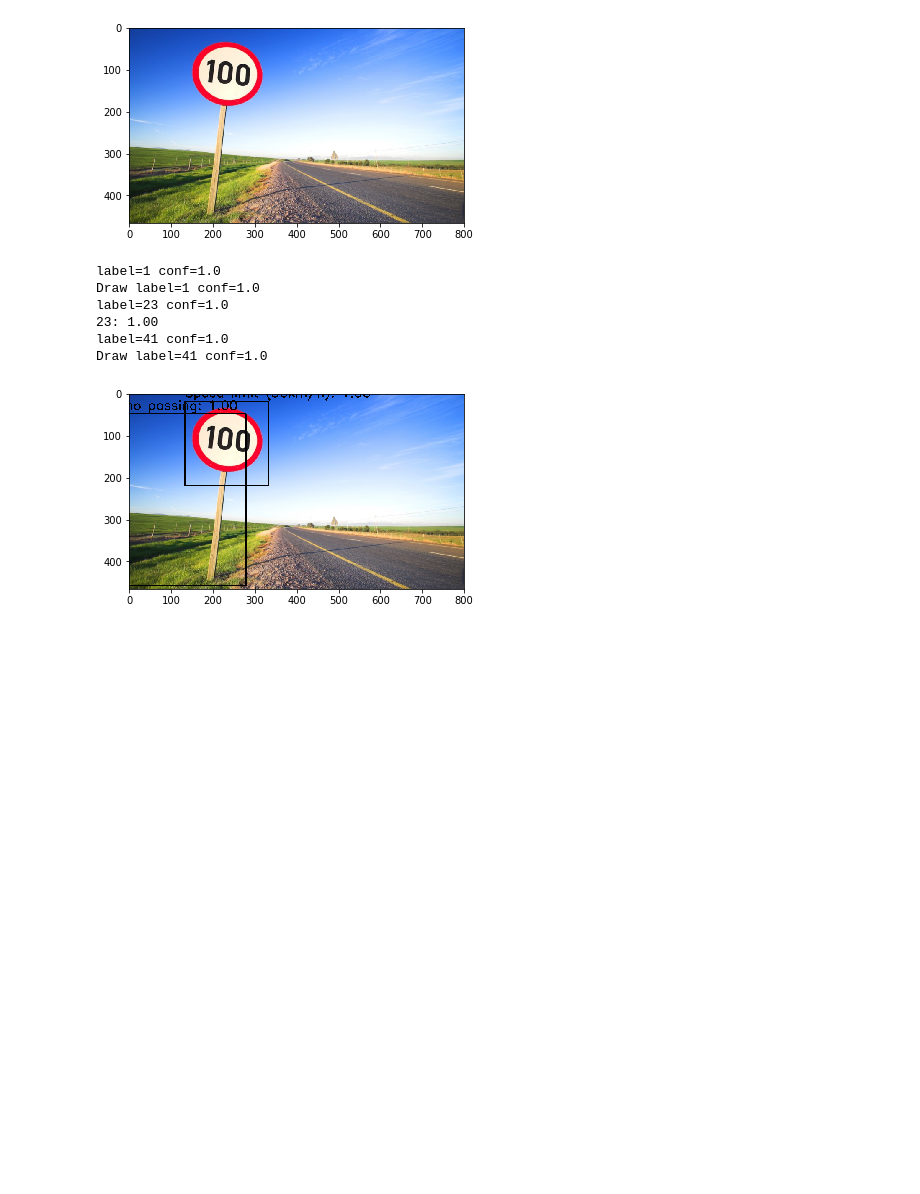
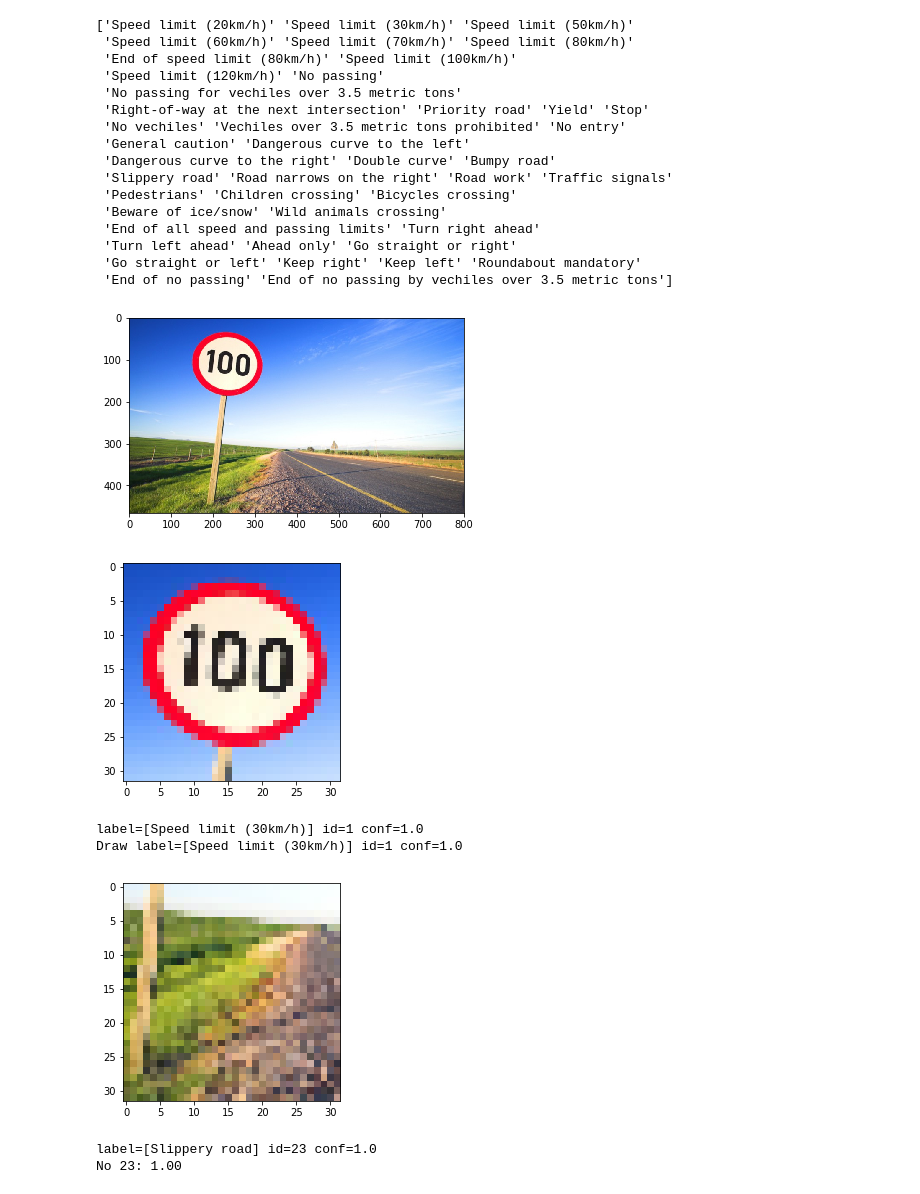
Before and after one commit to duoergun0729/adversarial_examples, a Jupyter notebook: code/traffic_sign.ipynb, the cells around one changed output. Saved outputs shown, nothing was run; the diff lists cells and outputs as text; code cells hidden in the pictures; blank space fills up the shorter version.

```diff
--- a/code/traffic_sign.ipynb
+++ b/code/traffic_sign.ipynb
@@ -2,6 +2,8 @@
 import os
 import sys
 import cv2
+#brew install opencv
+#pip install opencv-python
 import numpy as np
 from pandas import read_csv
 #pip install moviepy
@@ -38,6 +40,8 @@ cir_cls = [0, 1, 2, 3, 4, 5, 6, 7, 8, 9, 10, 15, 16,
            17, 32, 33, 34, 35, 36, 37, 38, 39, 40, 41, 42]
 
 signnames = read_csv("../doc/signnames.csv").values[:, 1]
+
+print(signnames)
 
 def softmax(x):
     """
@@ -166,44 +170,63 @@ def crop_bb(img, bbox):
 def demo():
 
     demo_file="../picture/traffic_sign.jpeg"
     #OpenCV读取的格式为BGR 需要转换成RGB进行展现
     demo_img=cv2.imread(demo_file)
     demo_img = cv2.cvtColor(demo_img, cv2.COLOR_BGR2RGB)
     show_img=demo_img.copy()
     plt.imshow(show_img)
     plt.show()
 
     bboxes = find_circles(show_img.copy(), mg_ratio=0.4, n_circles=3)
     for bbox in bboxes:
         crop = crop_bb(show_img, bbox)
         #resized_im = resize(crop)
         resized_im=cv2.resize(crop,(32,32))
-        resized_im = np.expand_dims(resized_im, axis=0)
+
+        plt.imshow(resized_im)
+        plt.show()
+
+        resized_im=resized_im.reshape(INPUT_SHAPE)
+        #resized_im =np.expand_dims(resized_im, axis=0)
         #label = signnames[predict(model, resized_im)]
-        label = np.argmax(model.predict([resized_im]))
-        conf = np.max(softmax(model.predict(
-            resized_im.reshape(INPUT_SHAPE))[0]))
+        label = np.argmax(model.predict(resized_im)[0])
+        conf = np.max(softmax(model.predict(resized_im)[0]))
         # Consider detection only if confidence is larger than threshold
-        print("label={} conf={}".format(label,conf))
+        print("label=[{}] id={} conf={}".format(signnames[label],label,conf))
         if (conf > CONF_THRES ) and  (label in cir_cls) :
-            print("Draw label={} conf={}".format(label,conf))
+            print("Draw label=[{}] id={} conf={}".format(signnames[label],label,conf))
             show_img = draw_bb(show_img, bbox)
             # Put label and confidence
             cv2.putText(show_img, '{}: {:.2f}'.format(signnames[label], conf), (bbox[0], bbox[1] - 10),
                         cv2.FONT_HERSHEY_SIMPLEX, 1, (0, 1, 0), 2)
         else:
-            print('{}: {:.2f}'.format(label, conf))
+            print('No {}: {:.2f}'.format(label, conf))
 
 
     plt.imshow(show_img)
     plt.show()
 demo()
 # %% [output]
+['Speed limit (20km/h)' 'Speed limit (30km/h)' 'Speed limit (50km/h)'
+ 'Speed limit (60km/h)' 'Speed limit (70km/h)' 'Speed limit (80km/h)'
+ 'End of speed limit (80km/h)' 'Speed limit (100km/h)'
+ 'Speed limit (120km/h)' 'No passing'
+ 'No passing for vechiles over 3.5 metric tons'
+ 'Right-of-way at the next intersection' 'Priority road' 'Yield' 'Stop'
+ 'No vechiles' 'Vechiles over 3.5 metric tons prohibited' 'No entry'
+ 'General caution' 'Dangerous curve to the left'
+ 'Dangerous curve to the right' 'Double curve' 'Bumpy road'
+ 'Slippery road' 'Road narrows on the right' 'Road work' 'Traffic signals'
+ 'Pedestrians' 'Children crossing' 'Bicycles crossing'
+ 'Beware of ice/snow' 'Wild animals crossing'
+ 'End of all speed and passing limits' 'Turn right ahead'
+ 'Turn left ahead' 'Ahead only' 'Go straight or right'
+ 'Go straight or left' 'Keep right' 'Keep left' 'Roundabout mandatory'
+ 'End of no passing' 'End of no passing by vechiles over 3.5 metric tons']
 [figure]
-label=1 conf=1.0
-Draw label=1 conf=1.0
-label=23 conf=1.0
-23: 1.00
-label=41 conf=1.0
-Draw label=41 conf=1.0
-[figure, old version]
+[figure, new version]
+label=[Speed limit (30km/h)] id=1 conf=1.0
+Draw label=[Speed limit (30km/h)] id=1 conf=1.0
+[figure, added]
+label=[Slippery road] id=23 conf=1.0
+No 23: 1.00
```
Also changed, not shown: parts of 2 cells of this notebook.
